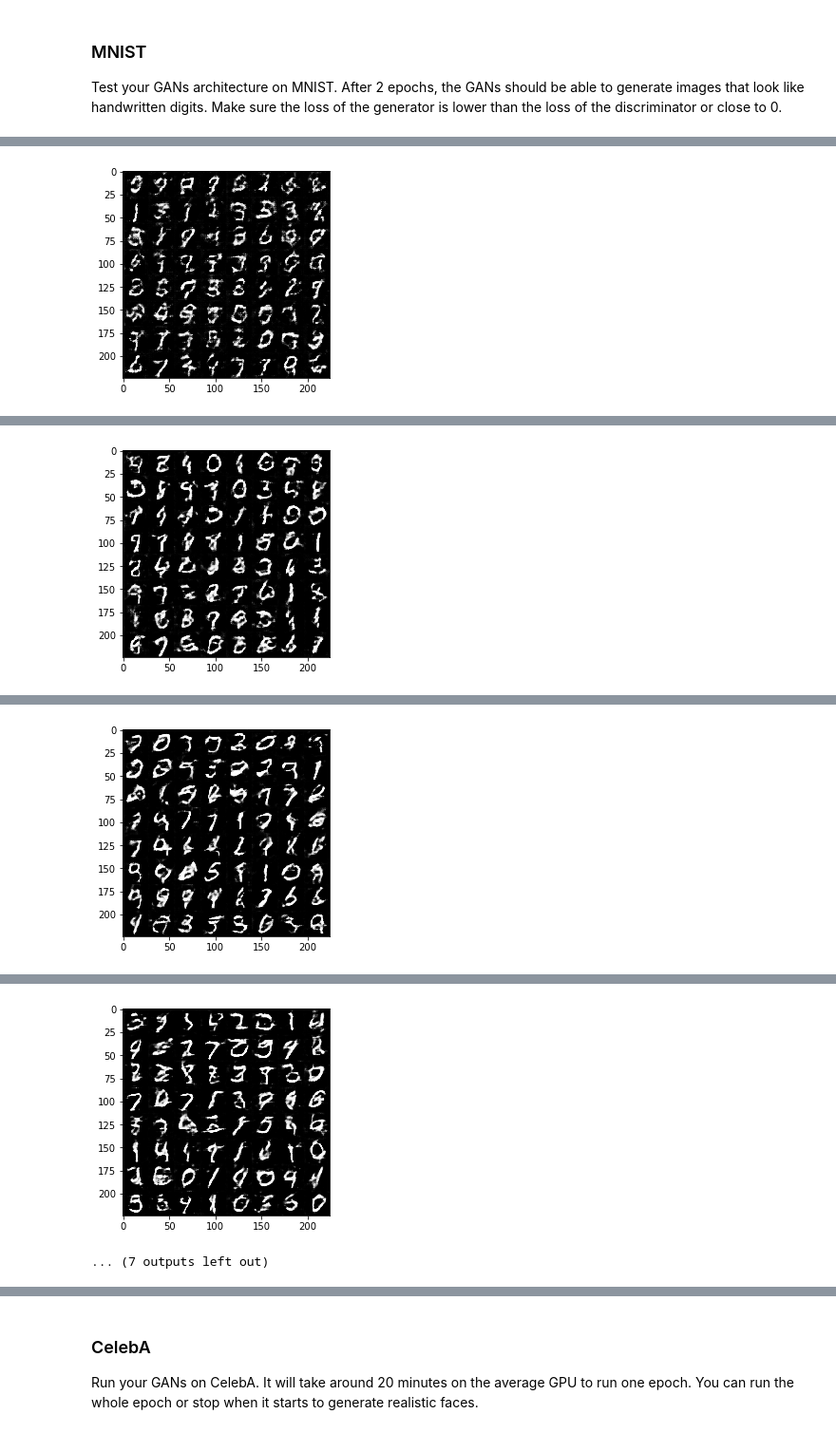
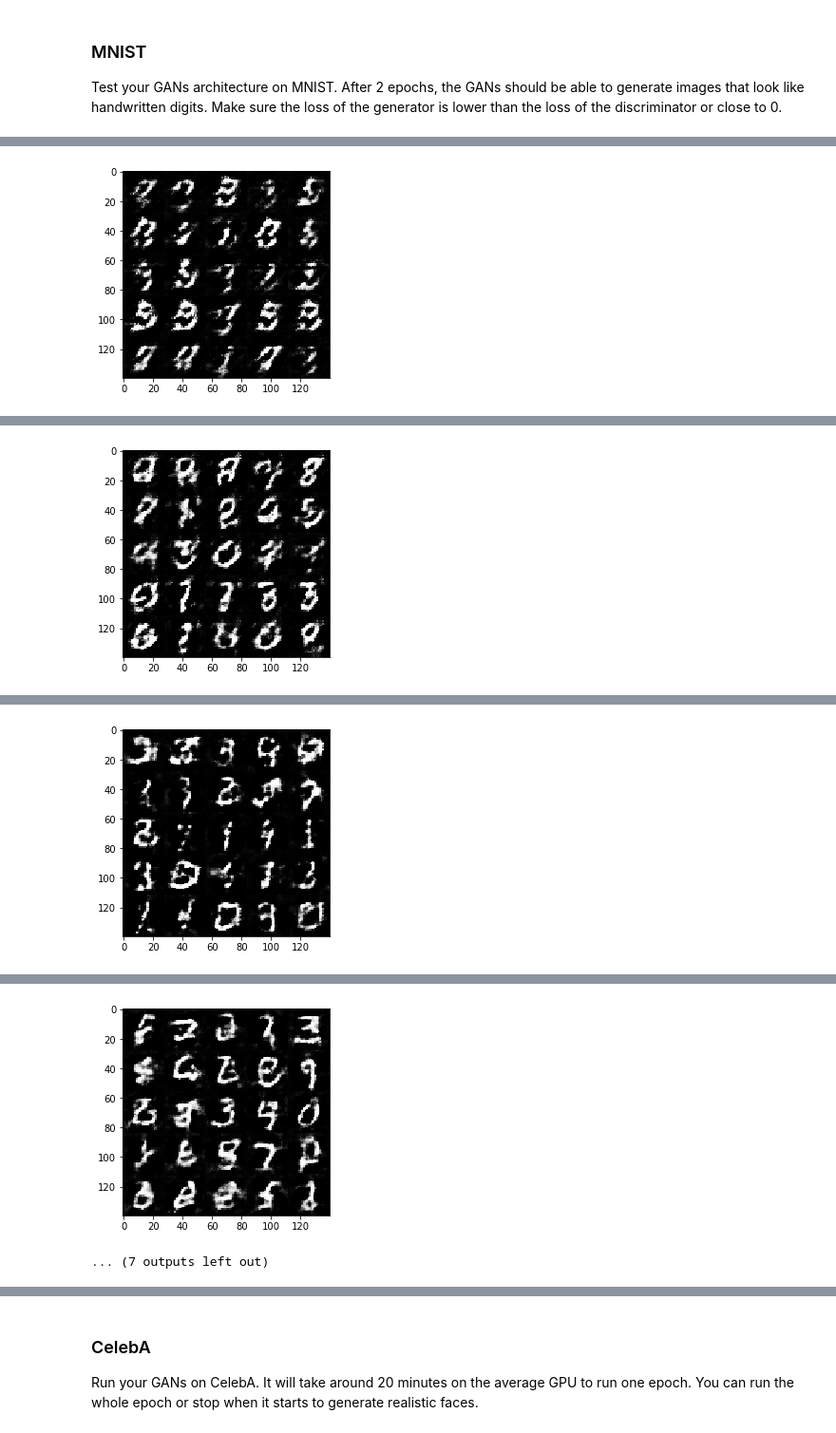
Before and after one commit to agoila/udacity-dlnd-P5, a Jupyter notebook: dlnd_face_generation.ipynb, the cells around one changed output, grey strips where cells are left out. Shown at 95% size. Drawn from its saved outputs; the diff is of its cells as text; code cells hidden in the pictures.

Commit message:
added 2 more conv layers in G and D; reran; not much improvement

```diff
--- a/dlnd_face_generation.ipynb
+++ b/dlnd_face_generation.ipynb
@@ -195,23 +200,28 @@ def generator(z, out_channel_dim, is_train=True, alpha=0.2):
 
     with tf.variable_scope('generator', reuse=not is_train):
         # First fully connected layer
-        x1 = tf.layers.dense(z, 7*7*256)
+        x1 = tf.layers.dense(z, 2*2*512)
         # Reshape it to start the convolutional stack
-        x1 = tf.reshape(x1, (-1, 7, 7, 256))
+        x1 = tf.reshape(x1, (-1, 2, 2, 512))
         x1 = tf.layers.batch_normalization(x1, training=is_train)
         x1 = tf.maximum(alpha * x1, x1)
+        # 2x2x512 now
+
+        x2 = tf.layers.conv2d_transpose(x1, 256, 5, strides=2, padding='valid')
+        x2 = tf.layers.batch_normalization(x2, training=is_train)
+        x2 = tf.maximum(alpha * x2, x2)
         # 7x7x256 now
 
-        x2 = tf.layers.conv2d_transpose(x1, 128, 5, strides=2, padding='same')
-        x2 = tf.layers.batch_normalization(x2, training=is_train)
-        x2 = tf.maximum(alpha * x2, x2)
+        x3 = tf.layers.conv2d_transpose(x2, 128, 5, strides=2, padding='same')
+        x3 = tf.layers.batch_normalization(x3, training=is_train)
+        x3 = tf.maximum(alpha * x3, x3)
         # 14x14x128 now
 
         # Output layer
-        logits = tf.layers.conv2d_transpose(x2, out_channel_dim, 5, strides=2, padding='same')
+        logits = tf.layers.conv2d_transpose(x3, out_channel_dim, 5, strides=2, padding='same')
         # 28x28x3 now
 
-        out = tf.tanh(logits) * 0.5
+        out = tf.tanh(logits)
 
         return out
 
@@ -331,6 +341,8 @@ Implement `train` to build and train the GANs.  Use the following functions you
 
 Use the `show_generator_output` to show `generator` output while you train. Running `show_generator_output` for every batch will drastically increase training time and increase the size of the notebook.  It's recommended to print the `generator` output every 100 batches.
 # %%
+import pickle as pkl
+
 def train(epoch_count, batch_size, z_dim, learning_rate, beta1, get_batches, data_shape, data_image_mode):
     """
     Train the GAN
@@ -347,7 +359,7 @@ def train(epoch_count, batch_size, z_dim, learning_rate, beta1, get_batches, dat
     input_real, input_z, lr = model_inputs(*data_shape[1:], z_dim)
     d_loss, g_loss = model_loss(input_real, input_z, data_shape[3], alpha=0.2)
     d_opt, g_opt = model_opt(d_loss, g_loss, learning_rate, beta1)
-
+    sample_z = np.random.uniform(-1, 1, size=[25, z_dim])
     samples, losses = [], []
     steps = 0
 
@@ -357,6 +369,9 @@ def train(epoch_count, batch_size, z_dim, learning_rate, beta1, get_batches, dat
             for batch_images in get_batches(batch_size):
                 # TODO: Train Model
                 steps += 1
+
+                # normalize
+                batch_images = batch_images * 2
 
                 # Sample random noise for G
                 batch_z = np.random.uniform(-1, 1, size=(batch_size, z_dim))
@@ -377,17 +392,22 @@ def train(epoch_count, batch_size, z_dim, learning_rate, beta1, get_batches, dat
                     losses.append((train_loss_d, train_loss_g))
 
                 if steps % 100 == 0:
-                    show_generator_output(sess, 72, input_z, data_shape[-1], data_image_mode)
+                    show_generator_output(sess, 25, input_z, data_shape[-1], data_image_mode)
+                    gen_samples = sess.run(generator(input_z, data_shape[-1], False), feed_dict={input_z: sample_z})
+                    samples.append(gen_samples)
 
-    return losses
+    with open('samples.pkl', 'wb') as f:
+        pkl.dump(samples, f)
+
+    return losses, samples
 # %% [markdown]
 ### MNIST
 Test your GANs architecture on MNIST.  After 2 epochs, the GANs should be able to generate images that look like handwritten digits.  Make sure the loss of the generator is lower than the loss of the discriminator or close to 0.
 # %%
 batch_size = 128
 z_dim = 100
-learning_rate = 0.001
-beta1 = 0.5
+learning_rate = 0.0003
+beta1 = 0.4
 
 
 """
@@ -397,6 +417,6 @@ epochs = 2
 
 mnist_dataset = helper.Dataset('mnist', glob(os.path.join(data_dir, 'mnist/*.jpg')))
 with tf.Graph().as_default():
-    losses = train(epochs, batch_size, z_dim, learning_rate, beta1, mnist_dataset.get_batches,
+    losses, samples = train(epochs, batch_size, z_dim, learning_rate, beta1, mnist_dataset.get_batches,
           mnist_dataset.shape, mnist_dataset.image_mode)
 # %% [output]
@@ -435 +455 @@ Epoch 1/2... Discriminator Loss: 1.3583... Generator Loss: 0.6986
-[figure, old version]
+[figure, new version]
@@ -446 +466 @@ Epoch 1/2... Discriminator Loss: 1.0423... Generator Loss: 1.0631
-[figure, old version]
+[figure, new version]
@@ -457 +477 @@ Epoch 2/2... Discriminator Loss: 1.0508... Generator Loss: 0.9950
-[figure, old version]
+[figure, new version]
@@ -468,4 +488,4 @@ Epoch 2/2... Discriminator Loss: 0.9005... Generator Loss: 1.2288
-[figure, old version]
+[figure, new version]
 ... (7 outputs left out)
 # %%
 import matplotlib.pyplot as plt
```
Also changed, not shown: parts of 5 cells of this notebook, 2 other files.
